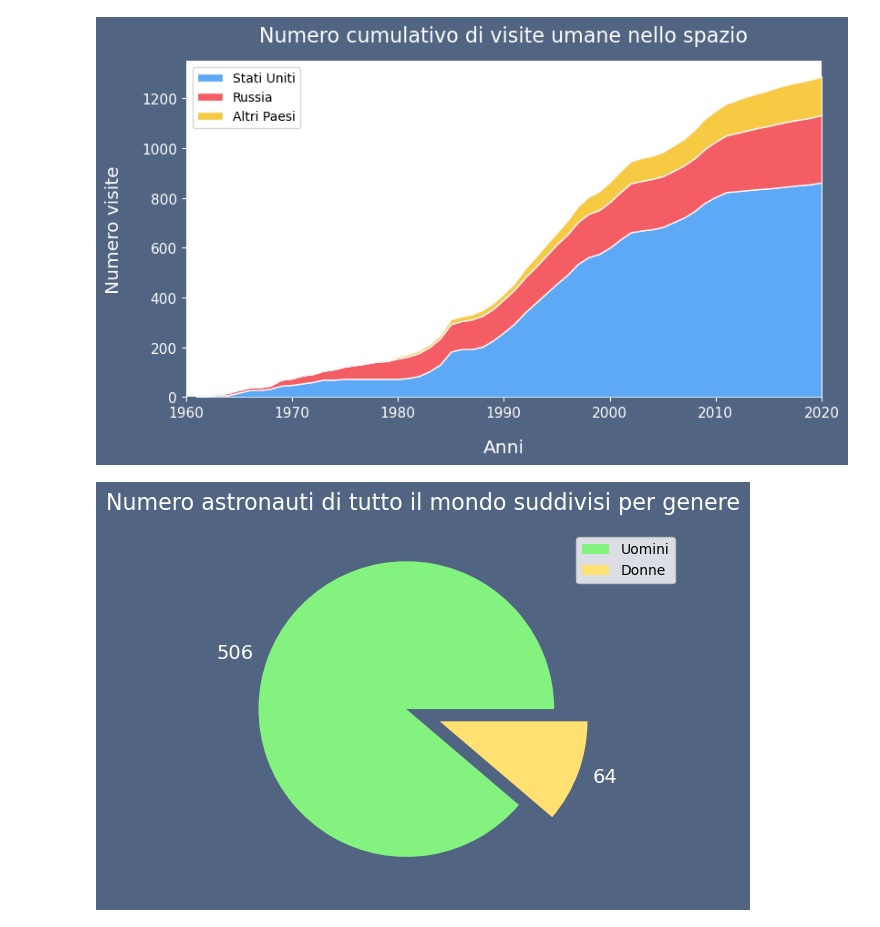
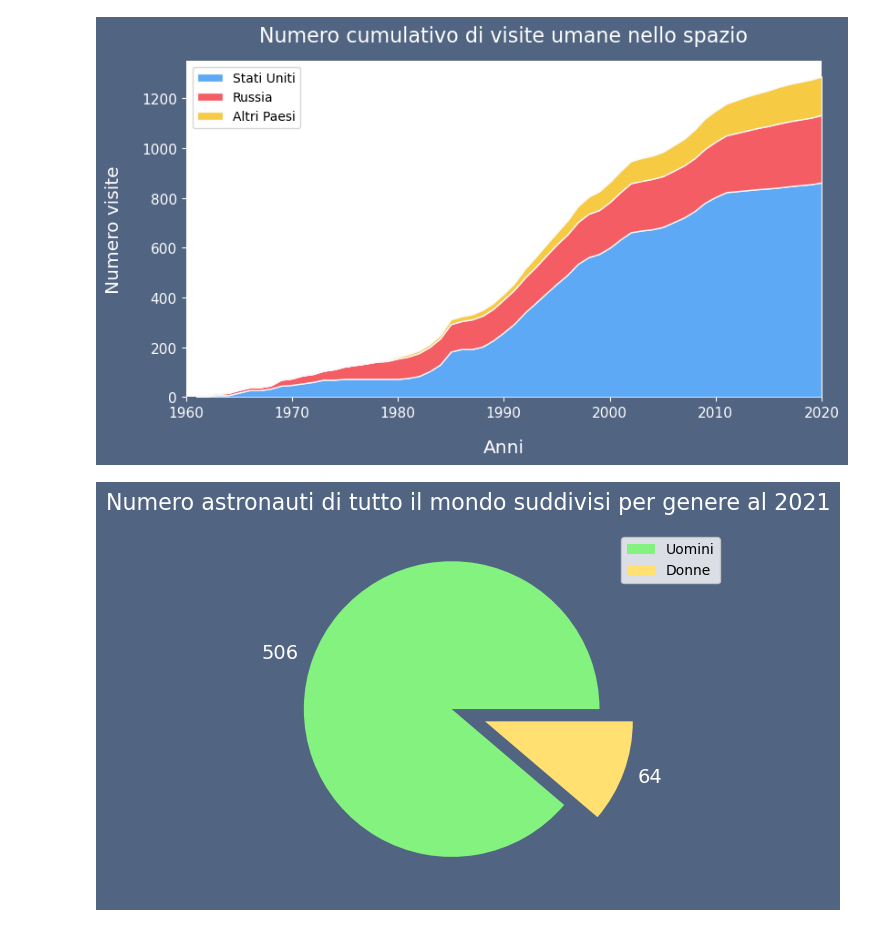
Before and after one commit to justcivah/visualizzazione-scientifica, a Jupyter notebook: grafici.ipynb, the cells around one changed output. Drawn from its saved outputs; the diff is of its cells as text; code cells hidden in the pictures.

```diff
--- a/grafici.ipynb
+++ b/grafici.ipynb
@@ -393,23 +393,23 @@ plt.savefig('g12.png', dpi=400, bbox_inches='tight')
 # %%
 astronauts = pd.read_csv('data/international-astronaut-database.csv', sep=',', index_col=0)
 #"Name","Country","Gender","Flights","Total Flights","Total Flight Time (ddd:hh:mm)"
 man_astronauts = astronauts[astronauts['Gender'] == 'Man']
 woman_astronauts = astronauts[astronauts['Gender'] == 'Woman']
 
 fig, ax = plt.subplots()
 
 x = [len(man_astronauts), len(woman_astronauts)]
 c = ['#84f27e', '#ffe070']
 
 wedges, texts = plt.pie(x, colors=c, labels=x, explode=[0.12, 0.12])
 
 for text in texts:
     text.set_color('white')
     text.set_fontsize(14)
 
-ax.set_title('Numero astronauti di tutto il mondo suddivisi per genere')
+ax.set_title('Numero astronauti di tutto il mondo suddivisi per genere al 2021')
 plt.legend(['Uomini', 'Donne', 'Altri Paesi'], bbox_to_anchor=(1.2, 1), loc='upper right')
 #plt.show()
 plt.savefig('g13.png', dpi=400, bbox_inches='tight')
 # %% [output]
-[figure, old version]
+[figure, new version]
```
Also changed, not shown: parts of 7 cells of this notebook.
